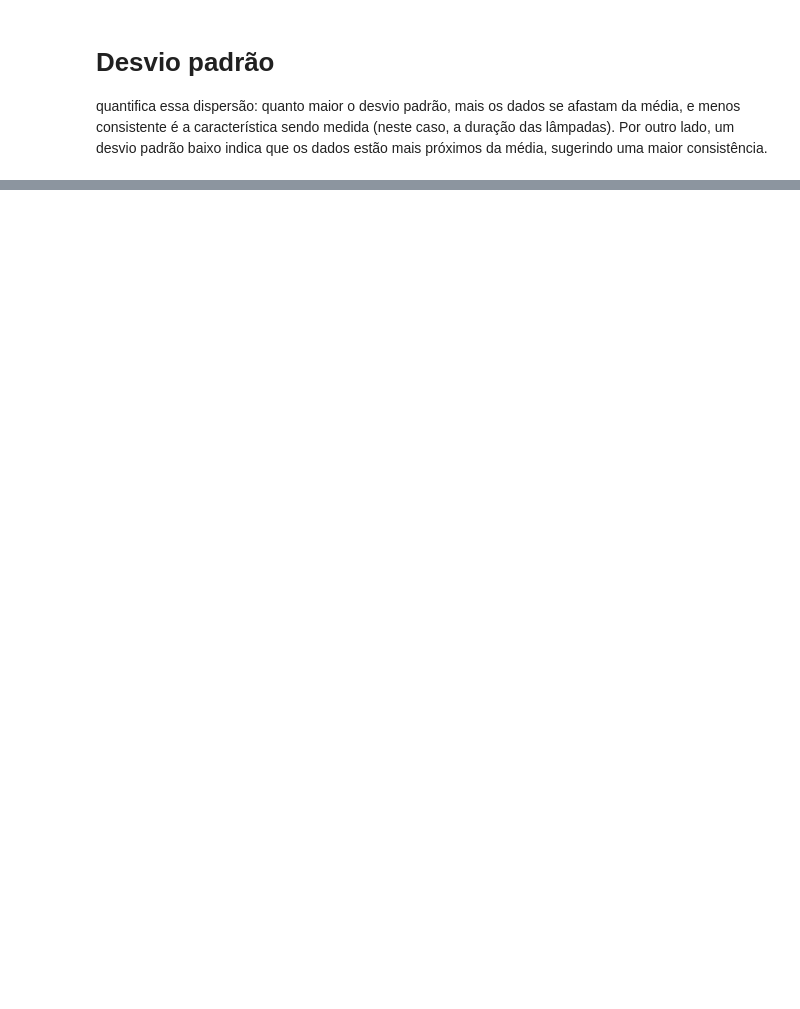
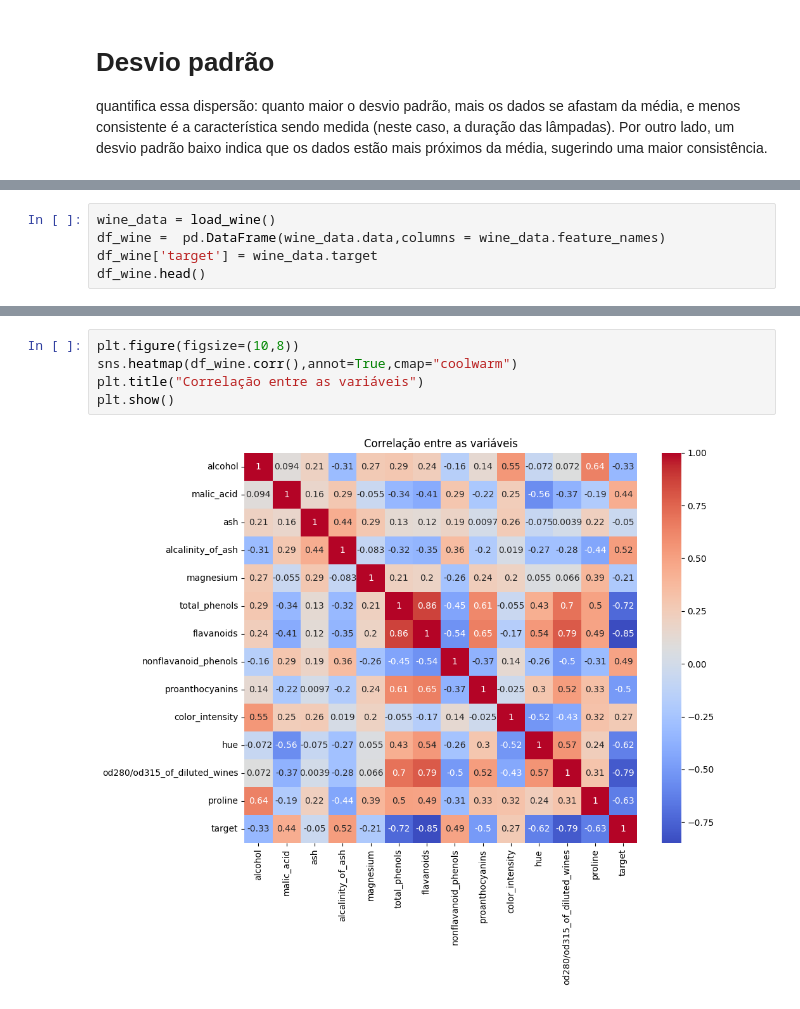
Before and after one commit to andersonsimplicio/JogosDigitais, a Jupyter notebook: InteligenciaArtificial/AulaNumpy.ipynb, the cells around one changed output, grey strips where cells are left out. Drawn from its saved outputs; the diff is of its cells as text; blank space fills up the shorter version.

```diff
--- a/InteligenciaArtificial/AulaNumpy.ipynb
+++ b/InteligenciaArtificial/AulaNumpy.ipynb
@@ -72,0 +80,5 @@ Marca B - Média: 1007.0, Desvio Padrão: 119.33566105737212
+# %%
+wine_data = load_wine()
+df_wine =  pd.DataFrame(wine_data.data,columns = wine_data.feature_names)
+df_wine['target'] = wine_data.target
+df_wine.head()
@@ -72,0 +104,7 @@ Marca B - Média: 1007.0, Desvio Padrão: 119.33566105737212
+# %%
+plt.figure(figsize=(10,8))
+sns.heatmap(df_wine.corr(),annot=True,cmap="coolwarm")
+plt.title("Correlação entre as variáveis")
+plt.show()
+# %% [output]
+[figure, added]
```
Also changed, not shown: parts of 6 cells of this notebook.
